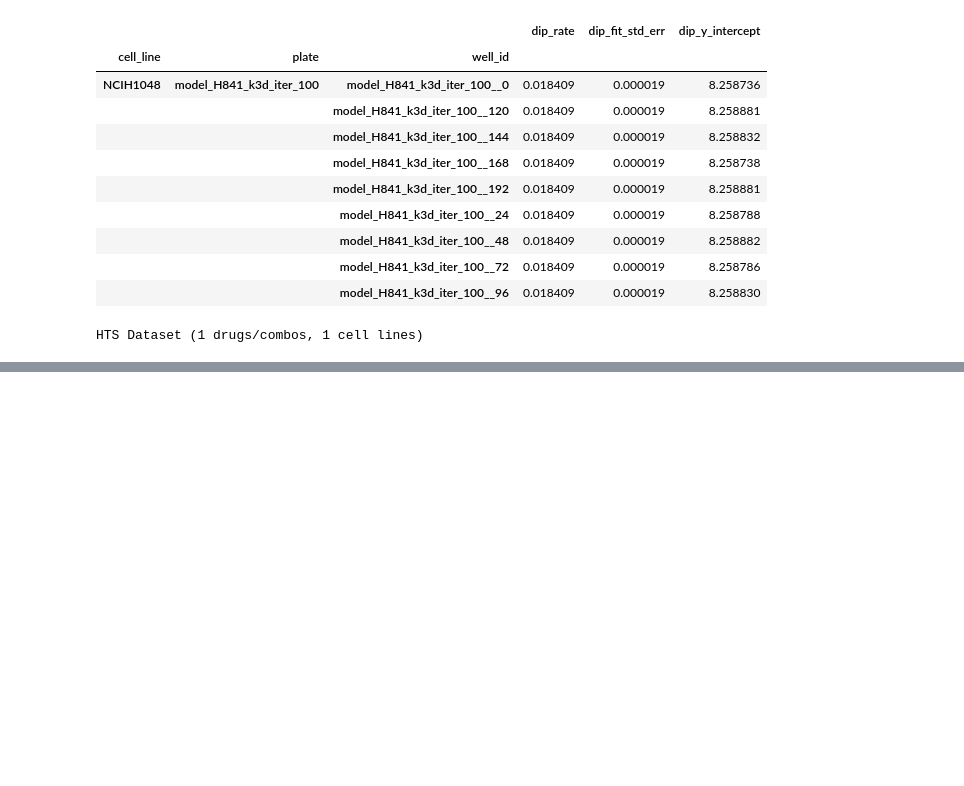
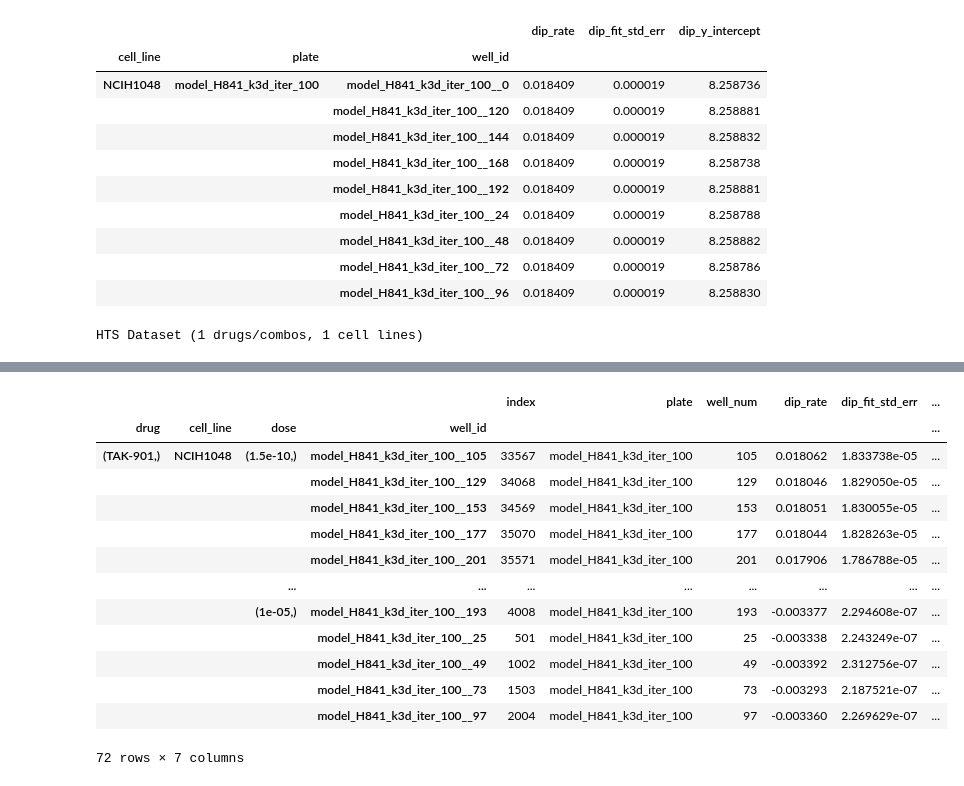
Before and after one commit to QuLab-VU/RT-Glow, a Jupyter notebook: DIPrateDRC_Thunor.ipynb, the cells around one changed output, grey strips where cells are left out. Saved outputs shown, nothing was run; the diff lists cells and outputs as text; code cells hidden in the pictures; blank space fills up the shorter version.

```diff
--- a/DIPrateDRC_Thunor.ipynb
+++ b/DIPrateDRC_Thunor.ipynb
@@ -61,0 +59,17 @@ NameError: name 'plotAllDrugs' is not defined
+# %%
+expt_dip_data
+# %% [output]
+|  |  |  |  | index | plate | well_num | dip_rate | dip_fit_std_err | ... |
+| drug | cell_line | dose | well_id |  |  |  |  |  | ... |
+| (TAK-901,) | NCIH1048 | (1.5e-10,) | model_H841_k3d_iter_100__105 | 33567 | model_H841_k3d_iter_100 | 105 | 0.018062 | 1.833738e-05 | ... |
+|  |  |  | model_H841_k3d_iter_100__129 | 34068 | model_H841_k3d_iter_100 | 129 | 0.018046 | 1.829050e-05 | ... |
+|  |  |  | model_H841_k3d_iter_100__153 | 34569 | model_H841_k3d_iter_100 | 153 | 0.018051 | 1.830055e-05 | ... |
+|  |  |  | model_H841_k3d_iter_100__177 | 35070 | model_H841_k3d_iter_100 | 177 | 0.018044 | 1.828263e-05 | ... |
+|  |  |  | model_H841_k3d_iter_100__201 | 35571 | model_H841_k3d_iter_100 | 201 | 0.017906 | 1.786788e-05 | ... |
+|  |  | ... | ... | ... | ... | ... | ... | ... | ... |
+|  |  | (1e-05,) | model_H841_k3d_iter_100__193 | 4008 | model_H841_k3d_iter_100 | 193 | -0.003377 | 2.294608e-07 | ... |
+|  |  |  | model_H841_k3d_iter_100__25 | 501 | model_H841_k3d_iter_100 | 25 | -0.003338 | 2.243249e-07 | ... |
+|  |  |  | model_H841_k3d_iter_100__49 | 1002 | model_H841_k3d_iter_100 | 49 | -0.003392 | 2.312756e-07 | ... |
+|  |  |  | model_H841_k3d_iter_100__73 | 1503 | model_H841_k3d_iter_100 | 73 | -0.003293 | 2.187521e-07 | ... |
+|  |  |  | model_H841_k3d_iter_100__97 | 2004 | model_H841_k3d_iter_100 | 97 | -0.003360 | 2.269629e-07 | ... |
+72 rows × 7 columns
```
Also changed, not shown: parts of 3 cells of this notebook, 1 other file.
